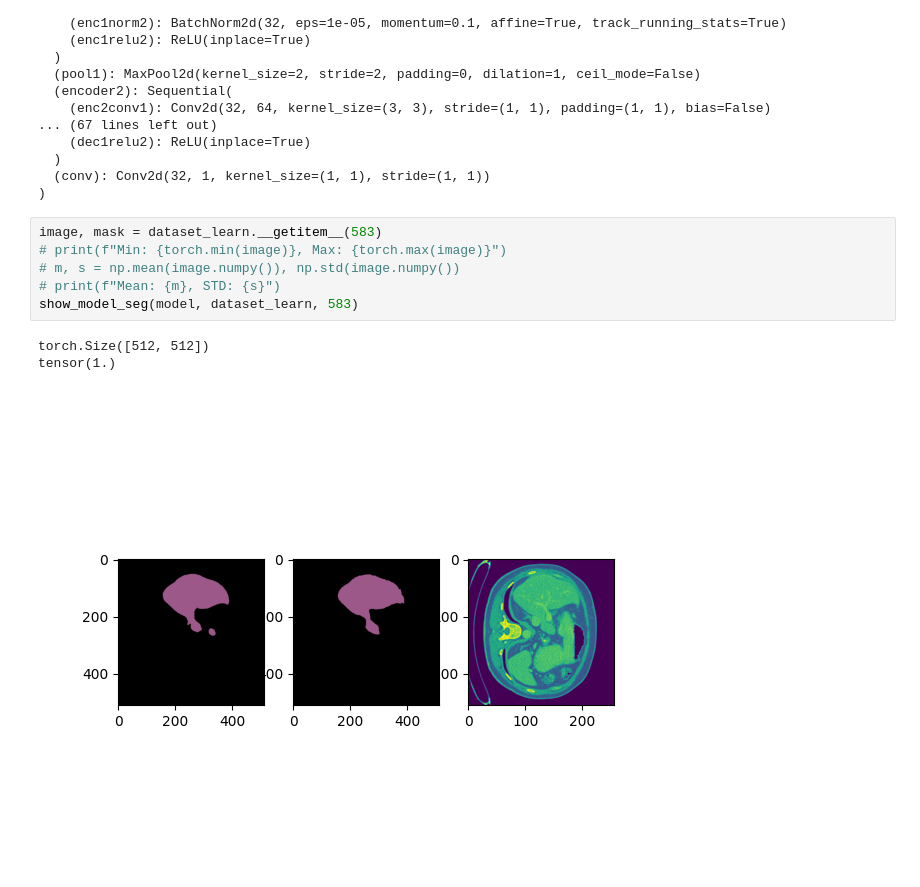
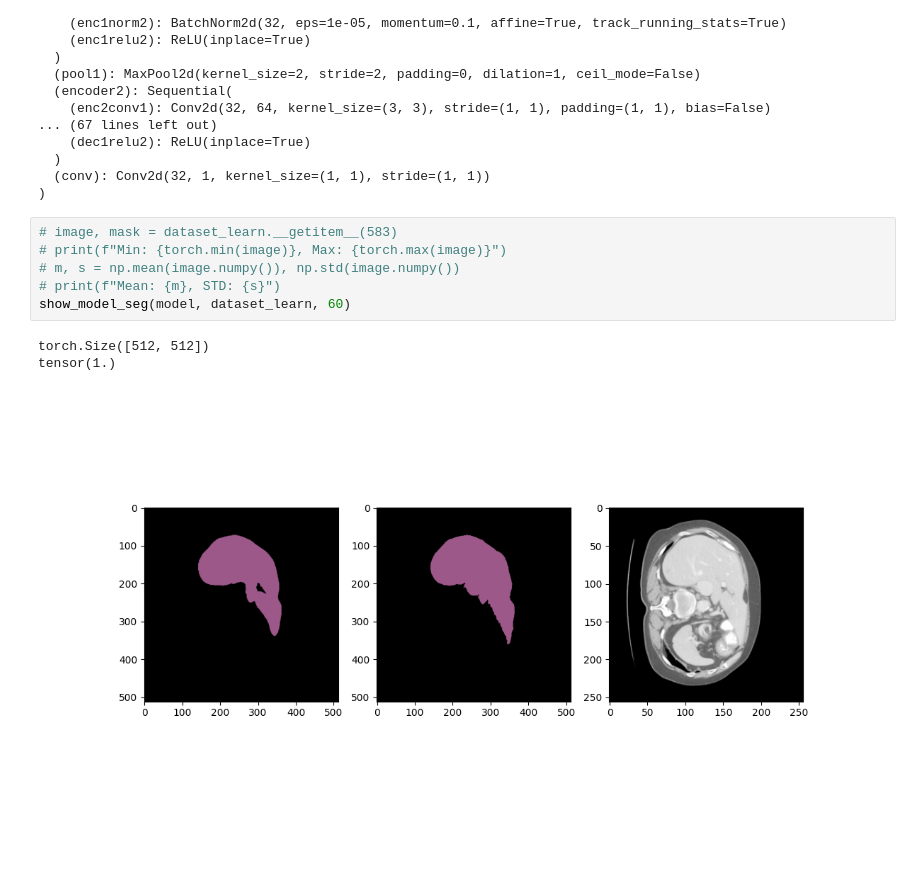
Before and after one commit to StanciulescuAndrei/LicentaUPB, a Jupyter notebook: ML_train_tester.ipynb, the cells around one changed output. Drawn from its saved outputs; the diff is of its cells as text; blank space fills up the shorter version.

```diff
--- a/ML_train_tester.ipynb
+++ b/ML_train_tester.ipynb
@@ -75,12 +75,12 @@ UNet(
   (conv): Conv2d(32, 1, kernel_size=(1, 1), stride=(1, 1))
 )
 # %%
-image, mask = dataset_learn.__getitem__(583)
+# image, mask = dataset_learn.__getitem__(583)
 # print(f"Min: {torch.min(image)}, Max: {torch.max(image)}")
 # m, s = np.mean(image.numpy()), np.std(image.numpy())
 # print(f"Mean: {m}, STD: {s}")
-show_model_seg(model, dataset_learn, 583)
+show_model_seg(model, dataset_learn, 60)
 # %% [output]
 torch.Size([512, 512])
 tensor(1.)
-[figure, old version]
+[figure, new version]
```
Also changed, not shown: 2 other files.
